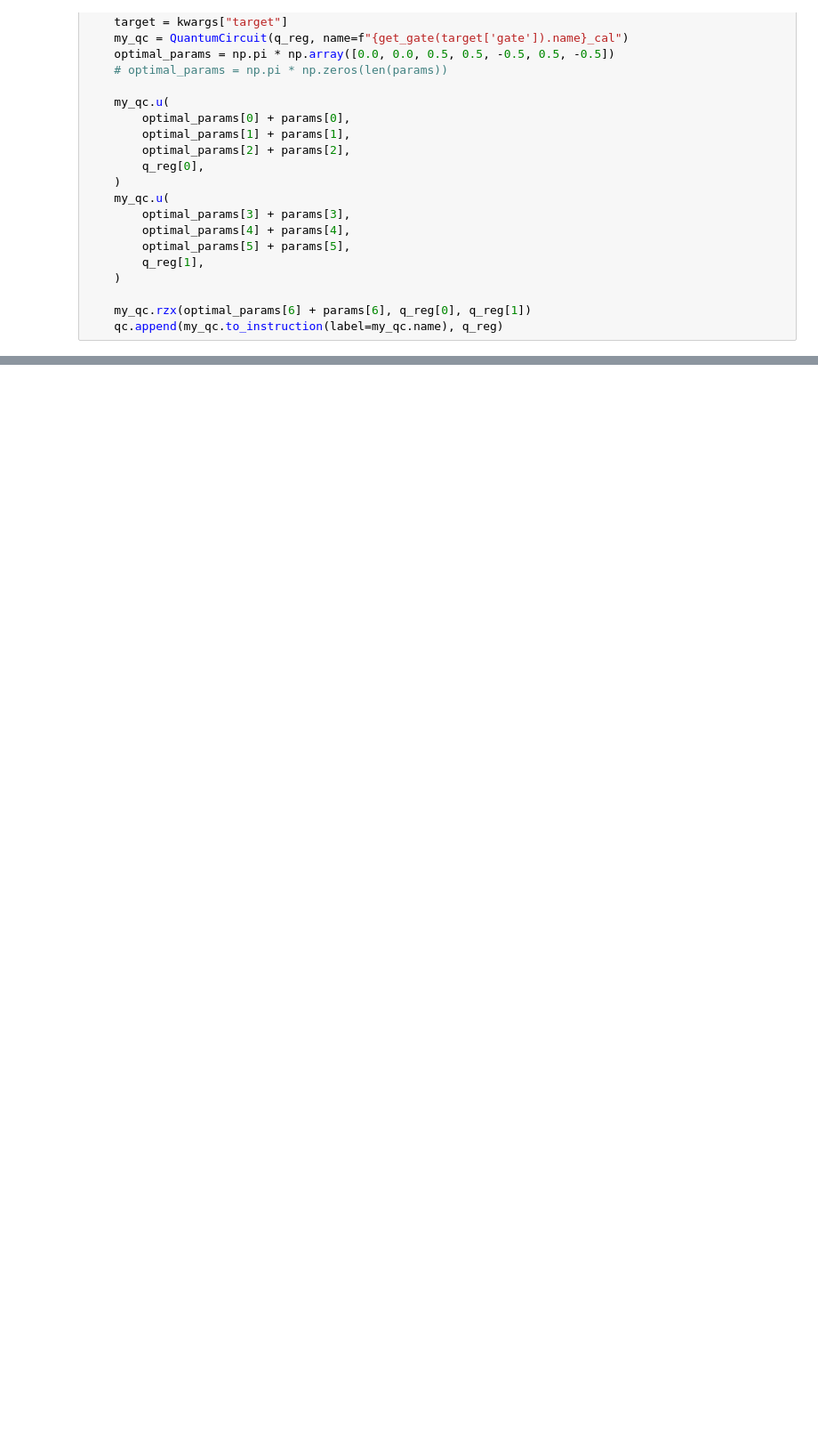
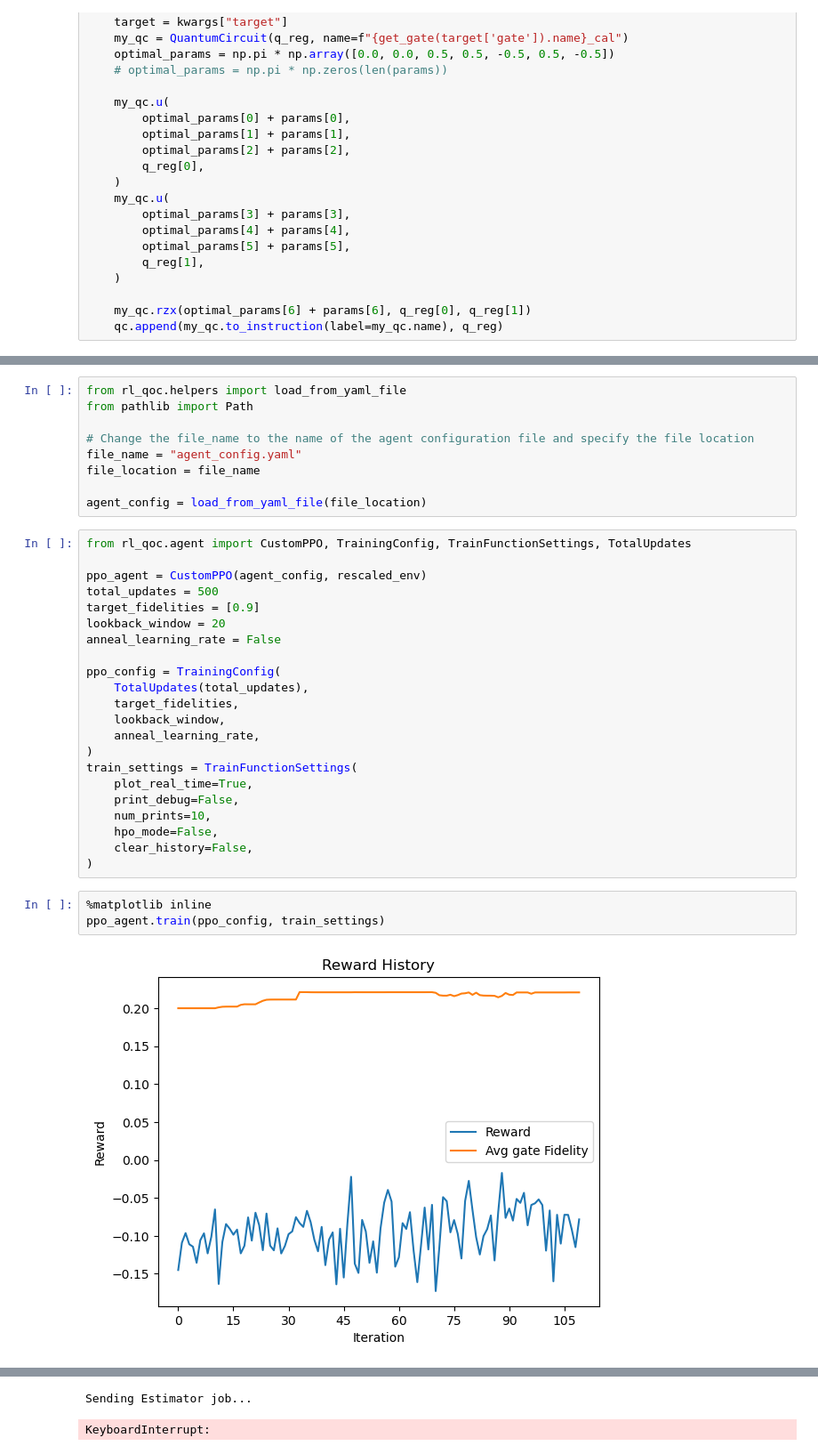
Before and after one commit to arthurostrauss/Quantum_Optimal_Control, a Jupyter notebook: gate_level/spillover_noise_use_case/generic_spillover/spillover_effect_on_subsystem.ipynb, the cells around one changed output, grey strips where cells are left out. Shown at 89% size. Cells and saved outputs as stored; diff of their text form; blank space fills up the shorter version.

```diff
--- a/gate_level/spillover_noise_use_case/generic_spillover/spillover_effect_on_subsystem.ipynb
+++ b/gate_level/spillover_noise_use_case/generic_spillover/spillover_effect_on_subsystem.ipynb
@@ -224,0 +223,36 @@ env.backend_info.custom_transpile(env.circuits[0]).draw("mpl")
+# %%
+from rl_qoc.helpers import load_from_yaml_file
+from pathlib import Path
+
+# Change the file_name to the name of the agent configuration file and specify the file location
+file_name = "agent_config.yaml"
+file_location = file_name
+
+agent_config = load_from_yaml_file(file_location)
+# %%
+from rl_qoc.agent import CustomPPO, TrainingConfig, TrainFunctionSettings, TotalUpdates
+
+ppo_agent = CustomPPO(agent_config, rescaled_env)
+total_updates = 500
+target_fidelities = [0.9]
+lookback_window = 20
+anneal_learning_rate = False
+
+ppo_config = TrainingConfig(
+    TotalUpdates(total_updates),
+    target_fidelities,
+    lookback_window,
+    anneal_learning_rate,
+)
+train_settings = TrainFunctionSettings(
+    plot_real_time=True,
+    print_debug=False,
+    num_prints=10,
+    hpo_mode=False,
+    clear_history=False,
+)
+# %%
+%matplotlib inline
+ppo_agent.train(ppo_config, train_settings)
+# %% [output]
+[figure, added]
@@ -224,0 +291,2 @@ env.backend_info.custom_transpile(env.circuits[0]).draw("mpl")
+Sending Estimator job...
+KeyboardInterrupt:
```
Also changed, not shown: parts of 24 cells of this notebook, 1 other file.
